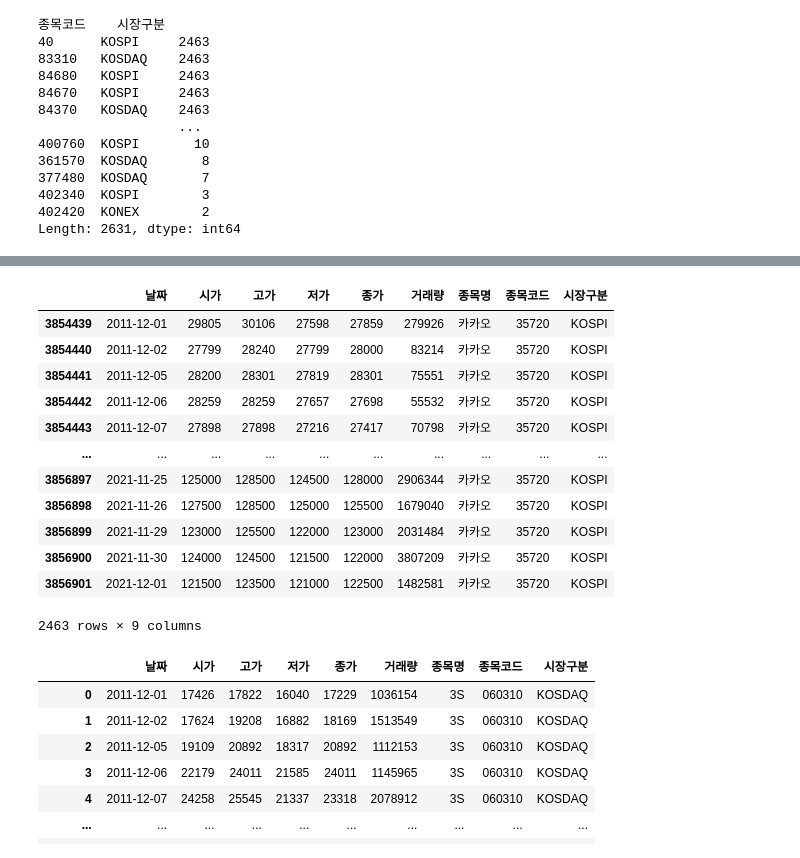
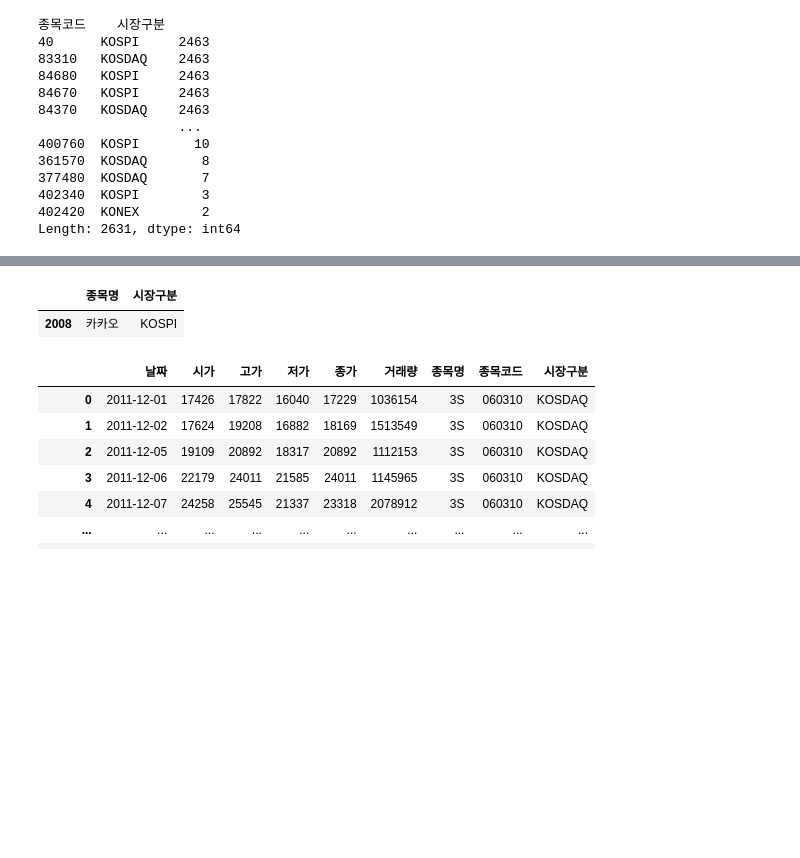
Before and after one commit to choiuikang/study, a Jupyter notebook: stock_check.ipynb, the cells around one changed output, grey strips where cells are left out. Saved outputs shown, nothing was run; the diff lists cells and outputs as text; code cells hidden in the pictures; blank space fills up the shorter version.

```diff
--- a/stock_check.ipynb
+++ b/stock_check.ipynb
@@ -271,21 +230,10 @@ Name: 시장구분, Length: 5001976, dtype: object
 # %%
 kospi_df = df[df["종목명"] == "카카오"] # KOSPI만 가져오기
 # %%
-kospi_dfs
+kospi_df
 # %% [output]
-|  | 날짜 | 시가 | 고가 | 저가 | 종가 | 거래량 | 종목명 | 종목코드 | 시장구분 |
-| 3854439 | 2011-12-01 | 29805 | 30106 | 27598 | 27859 | 279926 | 카카오 | 35720 | KOSPI |
-| 3854440 | 2011-12-02 | 27799 | 28240 | 27799 | 28000 | 83214 | 카카오 | 35720 | KOSPI |
-| 3854441 | 2011-12-05 | 28200 | 28301 | 27819 | 28301 | 75551 | 카카오 | 35720 | KOSPI |
-| 3854442 | 2011-12-06 | 28259 | 28259 | 27657 | 27698 | 55532 | 카카오 | 35720 | KOSPI |
-| 3854443 | 2011-12-07 | 27898 | 27898 | 27216 | 27417 | 70798 | 카카오 | 35720 | KOSPI |
-| ... | ... | ... | ... | ... | ... | ... | ... | ... | ... |
-| 3856897 | 2021-11-25 | 125000 | 128500 | 124500 | 128000 | 2906344 | 카카오 | 35720 | KOSPI |
-| 3856898 | 2021-11-26 | 127500 | 128500 | 125000 | 125500 | 1679040 | 카카오 | 35720 | KOSPI |
-| 3856899 | 2021-11-29 | 123000 | 125500 | 122000 | 123000 | 2031484 | 카카오 | 35720 | KOSPI |
-| 3856900 | 2021-11-30 | 124000 | 124500 | 121500 | 122000 | 3807209 | 카카오 | 35720 | KOSPI |
-| 3856901 | 2021-12-01 | 121500 | 123500 | 121000 | 122500 | 1482581 | 카카오 | 35720 | KOSPI |
+|  | 종목명 | 시장구분 |
+| 2008 | 카카오 | KOSPI |
-2463 rows × 9 columns
 # %%
 kospi_df = df[df["시장구분"] == "KOSPI"] # KOSPI만 가져오기
 # %%
```
Also changed, not shown: parts of 11 cells of this notebook, 1 other file.
